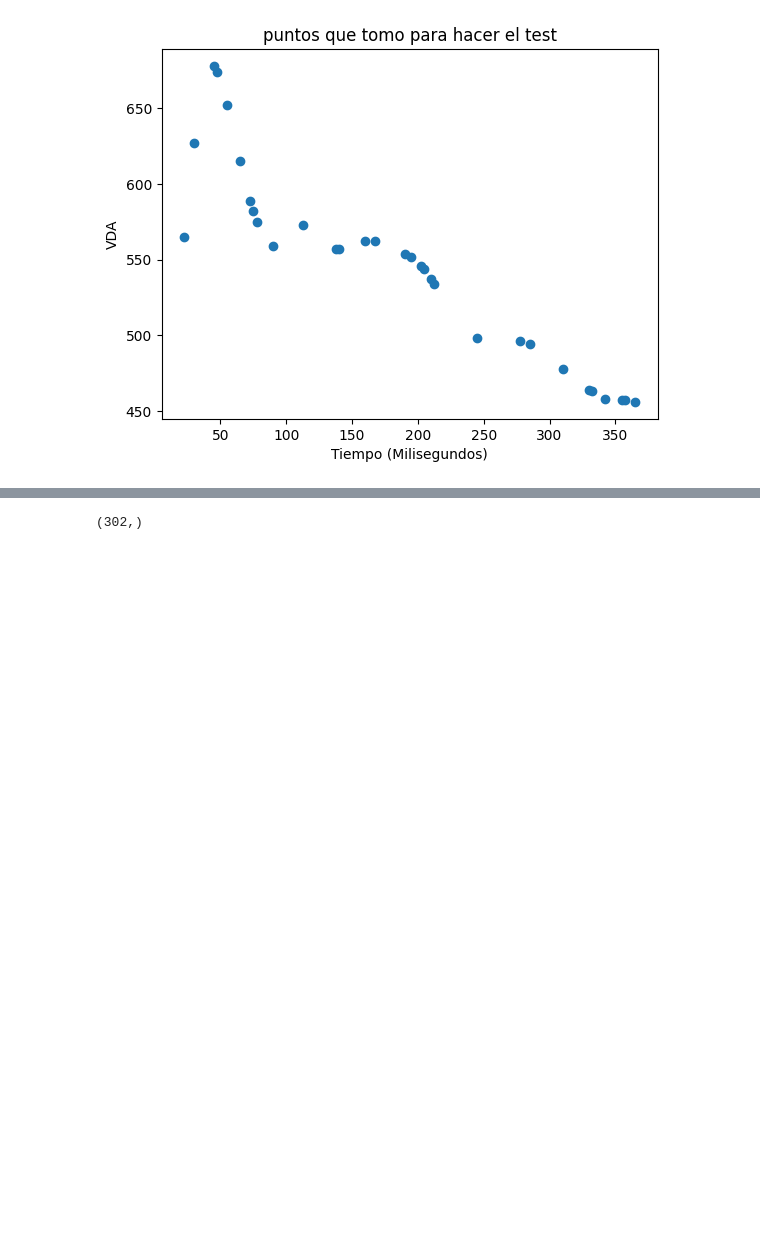
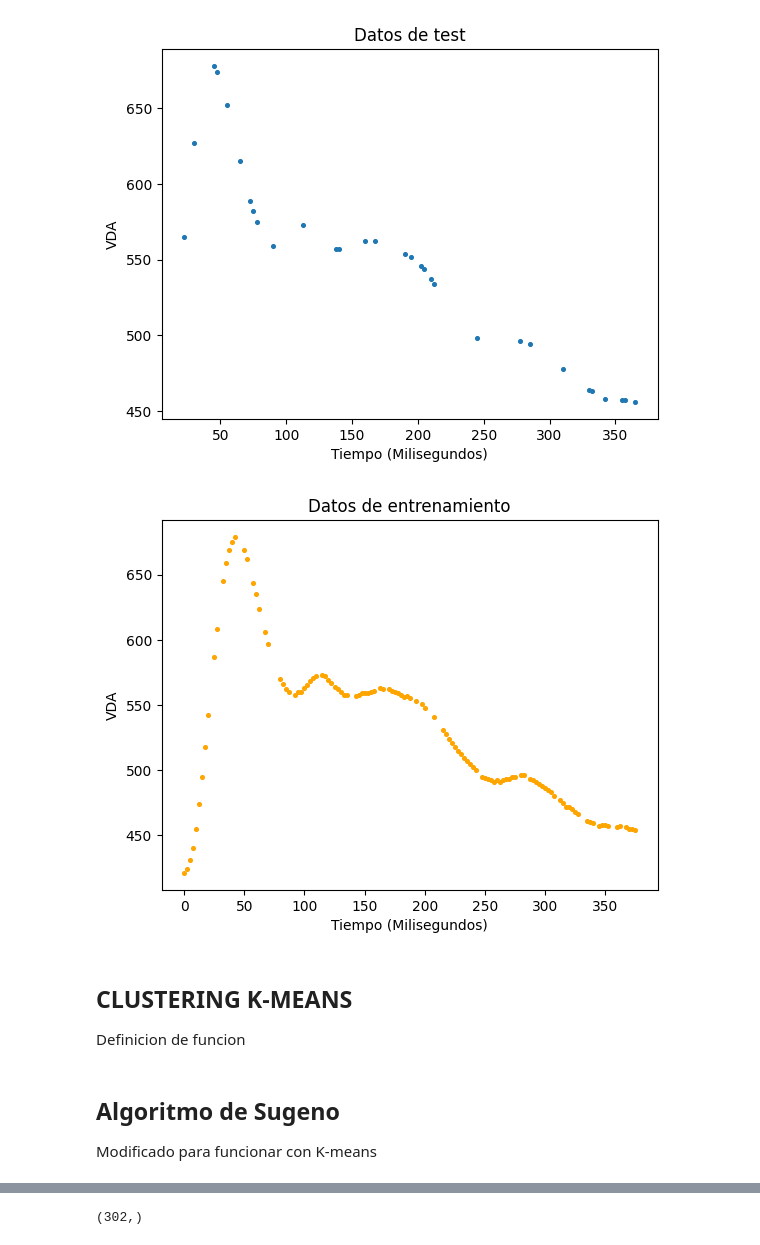
Before and after one commit to TobiasGiacri/tp-ia, a Jupyter notebook: sugeno.ipynb, the cells around one changed output, grey strips where cells are left out. Cells and saved outputs as stored; diff of their text form; code cells hidden in the pictures; blank space fills up the shorter version.

```diff
--- a/sugeno.ipynb
+++ b/sugeno.ipynb
@@ -49,16 +39,21 @@ dataTest = np.hstack((tiempo_prueba,vda_prueba)) # datos testing
-# %%
-# Crear el gráfico de dispersión (scatter plot)
-plt.scatter(tiempo_prueba, vda_prueba)
-
-# Etiquetas de los ejes
-plt.xlabel('Tiempo (Milisegundos)')
-plt.ylabel('VDA')
-
-# Título del gráfico
-plt.title('puntos que tomo para hacer el test')
-
-# Mostrar el gráfico
-plt.show()
-# %% [output]
-[figure, removed]
+# %%
+plt.figure()
+plt.scatter(tiempo_prueba, vda_prueba, s = 7)
+plt.xlabel('Tiempo (Milisegundos)')
+plt.ylabel('VDA')
+plt.title('Datos de test')
+plt.legend
+plt.show()
+
+plt.scatter(tiempo_entrenamiento, vda_entrenamiento, s=7, c='orange')
+plt.xlabel('Tiempo (Milisegundos)')
+plt.ylabel('VDA')
+plt.title('Datos de entrenamiento')
+plt.show()
+# %% [output]
+[figure, added]
+[figure, added]
+# %% [markdown]
+## CLUSTERING K-MEANS
+Definicion de funcion
 # %%
@@ -92,3 +87,6 @@ def clusteringk(data,nclusters):
+# %% [markdown]
+## Algoritmo de Sugeno
+Modificado para funcionar con K-means
 # %%
 """
 Implementación similar a genfis2 de Matlab.
```
Also changed, not shown: parts of 14 cells of this notebook, 3 other files.
